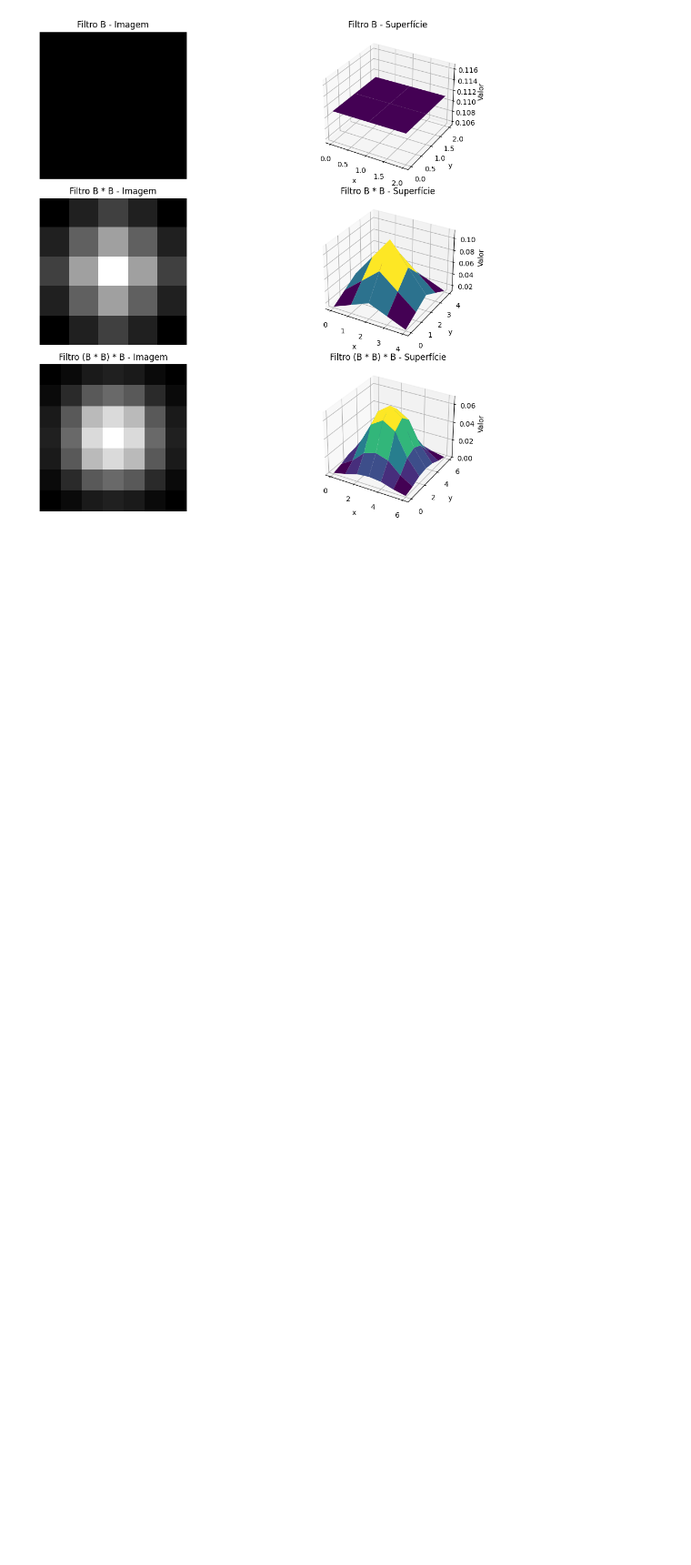
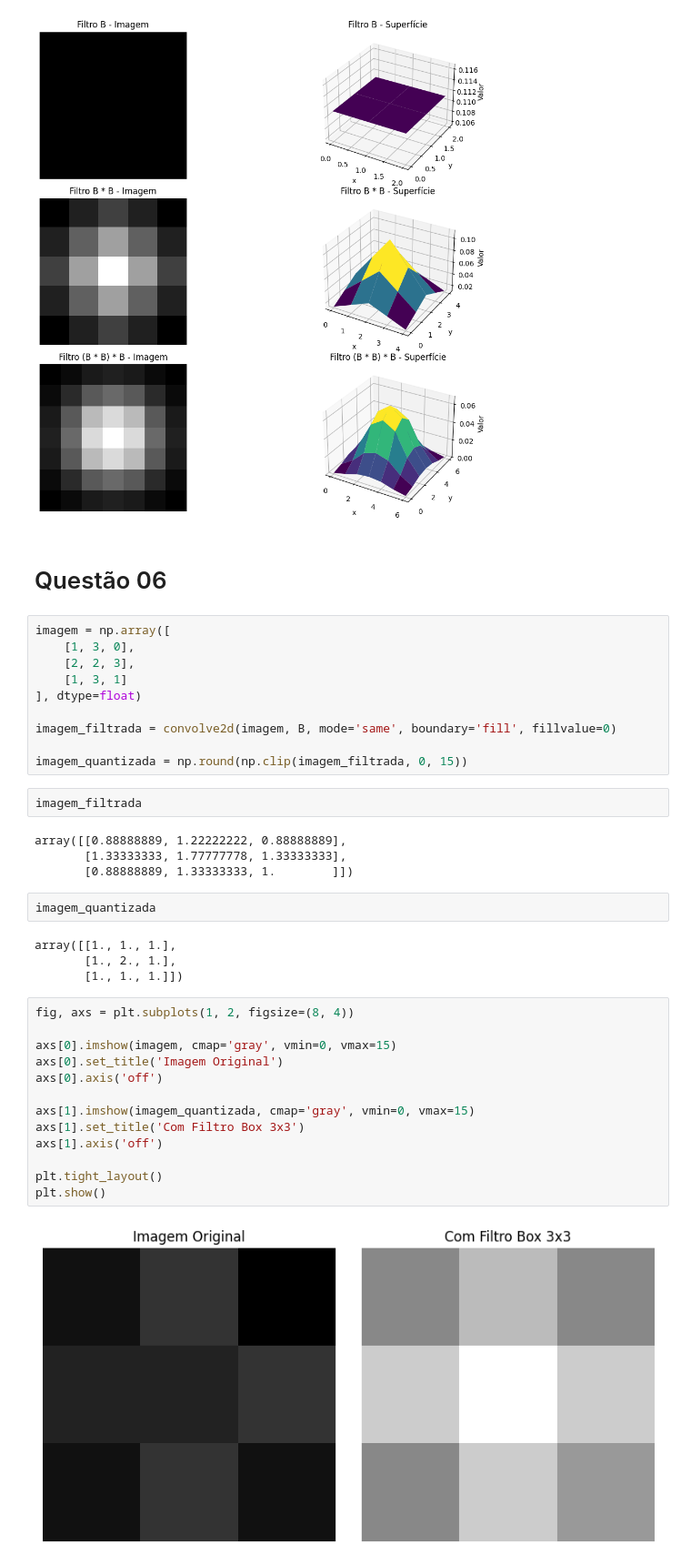
Before and after one commit to Manuelfjr/pdi, a Jupyter notebook: notebooks/01_atv02_code.ipynb, the cells around one changed output. Shown at 91% size. Saved outputs shown, nothing was run; the diff lists cells and outputs as text; blank space fills up the shorter version.

```diff
--- a/notebooks/01_atv02_code.ipynb
+++ b/notebooks/01_atv02_code.ipynb
@@ -313,3 +282,42 @@ fig_q5_i4.savefig(path_assets / "atv02-q05-04.png", dpi=400, bbox_inches='tight'
 plt.show()
 # %% [output]
 [figure]
+# %% [markdown]
+# Questão 06
+# %%
+imagem = np.array([
+    [1, 3, 0],
+    [2, 2, 3],
+    [1, 3, 1]
+], dtype=float)
+
+imagem_filtrada = convolve2d(imagem, B, mode='same', boundary='fill', fillvalue=0)
+
+imagem_quantizada = np.round(np.clip(imagem_filtrada, 0, 15))
+# %%
+imagem_filtrada
+# %% [output]
+array([[0.88888889, 1.22222222, 0.88888889],
+       [1.33333333, 1.77777778, 1.33333333],
+       [0.88888889, 1.33333333, 1.        ]])
+# %%
+imagem_quantizada
+# %% [output]
+array([[1., 1., 1.],
+       [1., 2., 1.],
+       [1., 1., 1.]])
+# %%
+fig, axs = plt.subplots(1, 2, figsize=(8, 4))
+
+axs[0].imshow(imagem, cmap='gray', vmin=0, vmax=15)
+axs[0].set_title('Imagem Original')
+axs[0].axis('off')
+
+axs[1].imshow(imagem_quantizada, cmap='gray', vmin=0, vmax=15)
+axs[1].set_title('Com Filtro Box 3x3')
+axs[1].axis('off')
+
+plt.tight_layout()
+plt.show()
+# %% [output]
+[figure, added]
```
Also changed, not shown: parts of 4 cells of this notebook, 3 other files.
